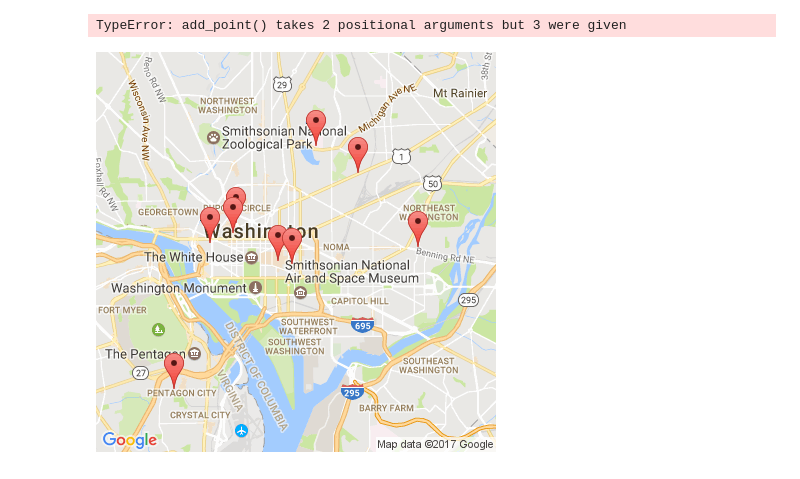
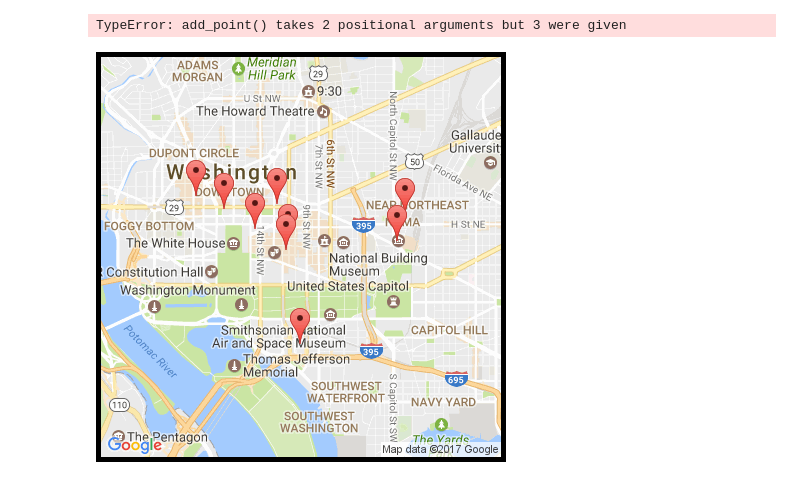
Before and after one commit to Third-Moment/DirectDebit, a Jupyter notebook: develop/2017-02-16-jm-direct-debit-area-map.ipynb, the cells around one changed output. Cells and saved outputs as stored; diff of their text form; code cells hidden in the pictures.

```diff
--- a/develop/2017-02-16-jm-direct-debit-area-map.ipynb
+++ b/develop/2017-02-16-jm-direct-debit-area-map.ipynb
@@ -139,7 +136,7 @@ lat_long
 # %% [output]
 {'lat': 38.892207, 'lon': -77.02646469999999}
 # %%
-banking_places = gmaps.places("banking services", location=(38.8921037,-77.0259612), type='atm')
+banking_places = gmaps.places("banking services", location=(38.8921037,-77.0259612), type='atm', radius=1600)
 # %%
 banking_places
 # %% [output]
@@ -236,7 +229,7 @@ payload = {#'zoom': '13',
 # %%
 #attempt at all the markers
 payload = {#'zoom': '13',
-           'size': '400x400',
+           'size': '100x100',
            #'scale': '1',
            'maptype': 'roadmap',
            'markers': markers,
@@ -244,8 +237,12 @@ payload = {#'zoom': '13',
 # %%
 
 r = requests.get('https://maps.googleapis.com/maps/api/staticmap?', params=payload)
-# %%
-i = Image.open(BytesIO(r.content))
-i
-# %% [output]
-[figure, removed]
+# %%
+i = Image.open(BytesIO(r.content))
+i = i.convert("RGBA")
+new_img = ImageOps.expand(converted_image,border=5,fill='black')
+new_img.save('C:/Users/Jonathan/DirectDebit/figures/test_image.png')
+
+new_img
+# %% [output]
+[figure, added]
```
Also changed, not shown: parts of 11 cells of this notebook, 15 other files.
